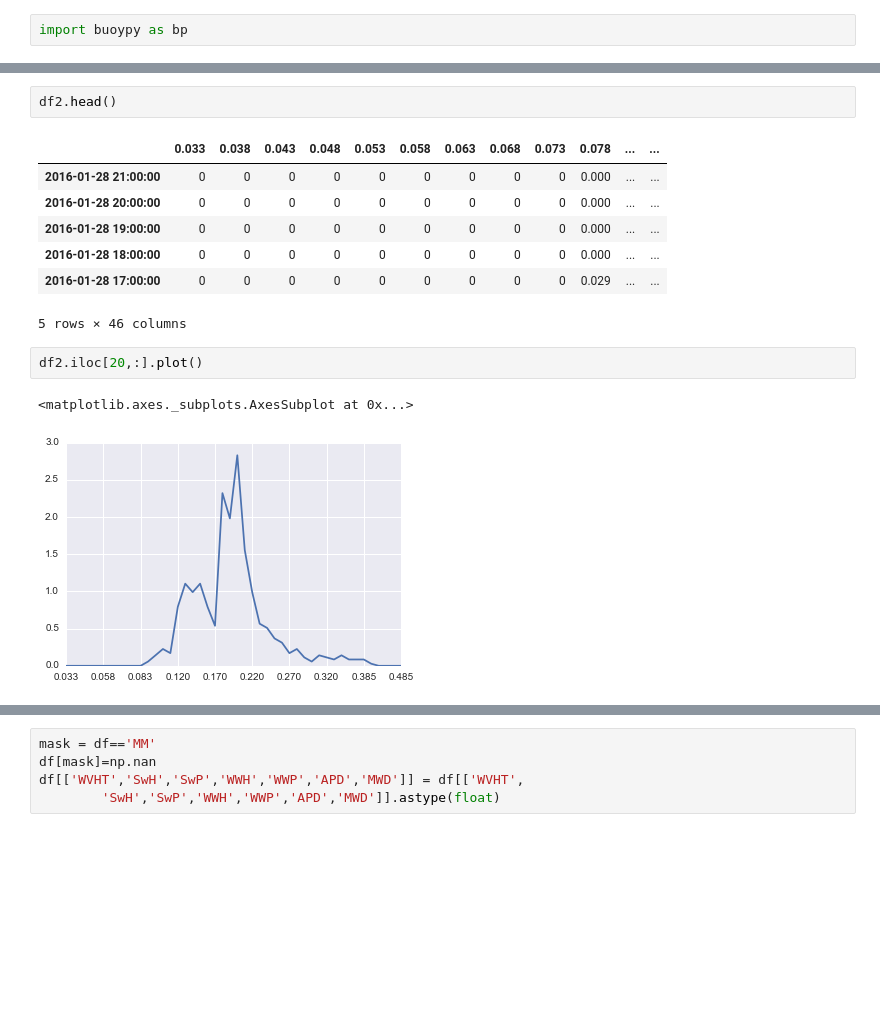
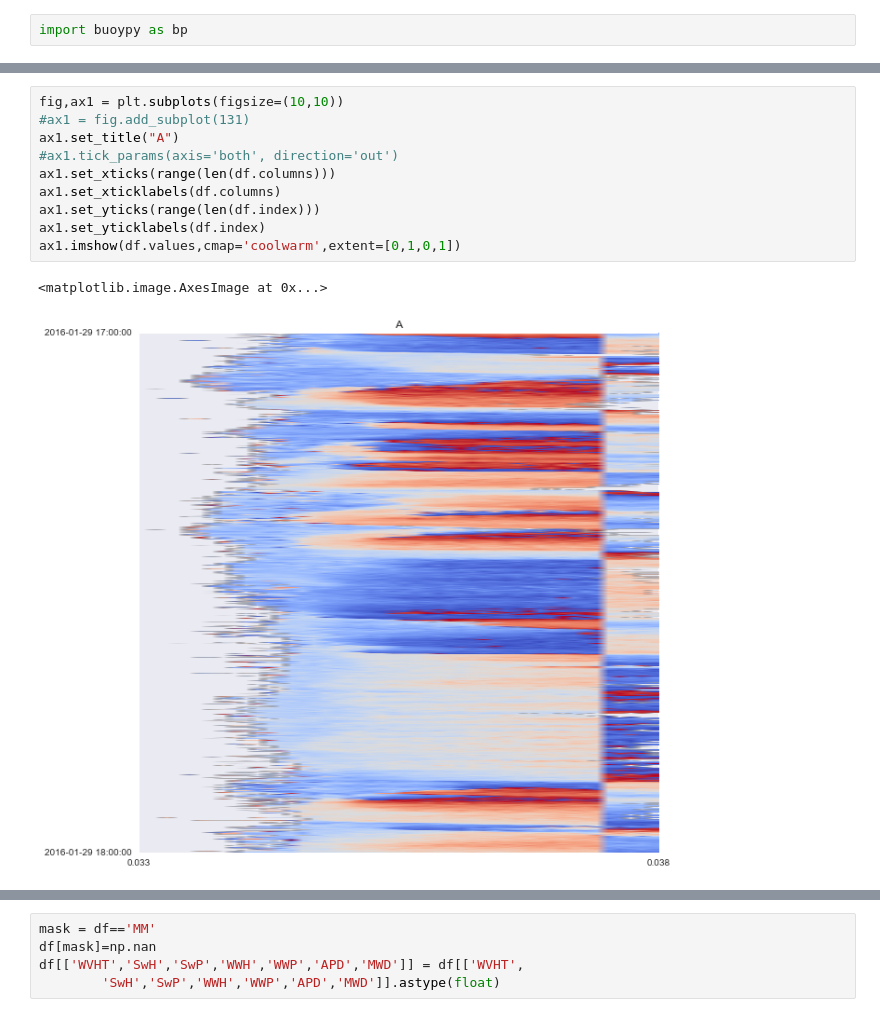
Before and after one commit to nickc1/buoypy, a Jupyter notebook: scripts/buoy_data_analysis.ipynb, the cells around one changed output, grey strips where cells are left out. Drawn from its saved outputs; the diff is of its cells as text; blank space fills up the shorter version.

```diff
--- a/scripts/buoy_data_analysis.ipynb
+++ b/scripts/buoy_data_analysis.ipynb
@@ -85,15 +172,13 @@ df2 = rt.get_data_spec(41013)
-# %%
-df2.head()
-# %% [output]
-|  | 0.033 | 0.038 | 0.043 | 0.048 | 0.053 | 0.058 | 0.063 | 0.068 | 0.073 | 0.078 | ... | ... |
-| 2016-01-28 21:00:00 | 0 | 0 | 0 | 0 | 0 | 0 | 0 | 0 | 0 | 0.000 | ... | ... |
-| 2016-01-28 20:00:00 | 0 | 0 | 0 | 0 | 0 | 0 | 0 | 0 | 0 | 0.000 | ... | ... |
-| 2016-01-28 19:00:00 | 0 | 0 | 0 | 0 | 0 | 0 | 0 | 0 | 0 | 0.000 | ... | ... |
-| 2016-01-28 18:00:00 | 0 | 0 | 0 | 0 | 0 | 0 | 0 | 0 | 0 | 0.000 | ... | ... |
-| 2016-01-28 17:00:00 | 0 | 0 | 0 | 0 | 0 | 0 | 0 | 0 | 0 | 0.029 | ... | ... |
-5 rows × 46 columns
-# %%
-df2.iloc[20,:].plot()
-# %% [output]
-<matplotlib.axes._subplots.AxesSubplot at 0x...>
-[figure, removed]
+# %%
+fig,ax1 = plt.subplots(figsize=(10,10))
+#ax1 = fig.add_subplot(131)
+ax1.set_title("A")
+#ax1.tick_params(axis='both', direction='out')
+ax1.set_xticks(range(len(df.columns)))
+ax1.set_xticklabels(df.columns)
+ax1.set_yticks(range(len(df.index)))
+ax1.set_yticklabels(df.index)
+ax1.imshow(df.values,cmap='coolwarm',extent=[0,1,0,1])
+# %% [output]
+<matplotlib.image.AxesImage at 0x...>
+[figure, added]
```
Also changed, not shown: parts of 32 cells of this notebook, 3 other files.
